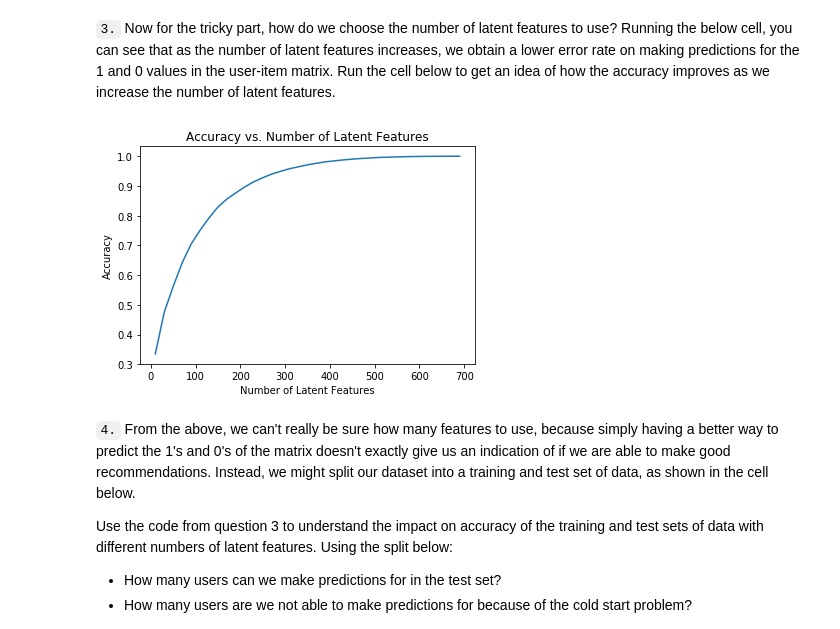
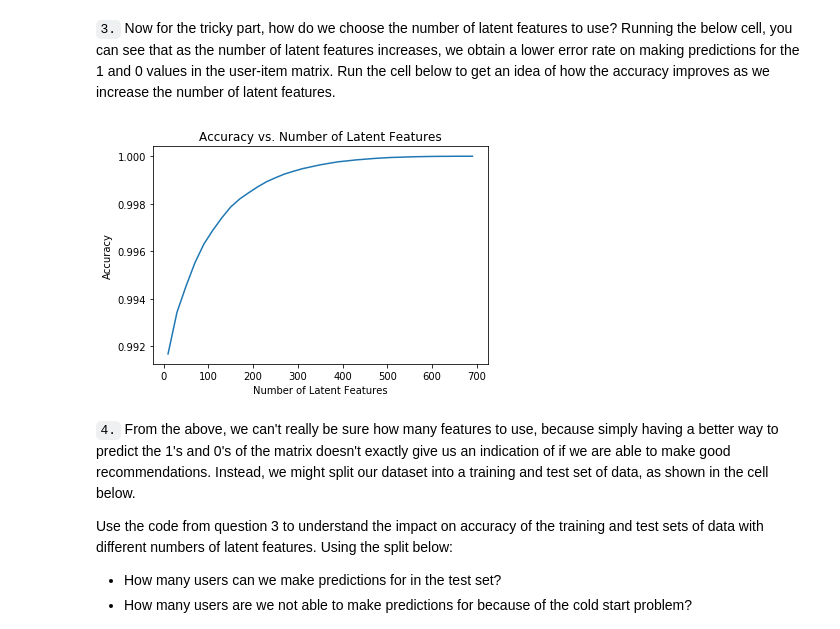
Before and after one commit to peeraponw/Recommendation_with_IBM, a Jupyter notebook: Recommendations_with_IBM.ipynb, the cells around one changed output. Drawn from its saved outputs; the diff is of its cells as text; code cells hidden in the pictures.

```diff
--- a/Recommendations_with_IBM.ipynb
+++ b/Recommendations_with_IBM.ipynb
@@ -1019,3 +1019,6 @@ u, s, vt = np.linalg.svd(user_item_matrix) # use the built in to get the three m
 u.shape, s.shape, vt.shape
 # %% [output]
 ((5149, 5149), (714,), (714, 714))
+# %%
+k = 4
+vt[:k,:].shape
@@ -1026,28 +1031,28 @@ u.shape, s.shape, vt.shape
 # %%
 num_latent_feats = np.arange(10,700+10,20)
 sum_errs = []
 
 for k in num_latent_feats:
     # restructure with k latent features
     s_new, u_new, vt_new = np.diag(s[:k]), u[:, :k], vt[:k, :]
 
     # take dot product
     user_item_est = np.around(np.dot(np.dot(u_new, s_new), vt_new))
 
     # compute error for each prediction to actual value
     diffs = np.subtract(user_item_matrix, user_item_est)
 
     # total errors and keep track of them
     err = np.sum(np.sum(np.abs(diffs)))
     sum_errs.append(err)
 
 
-plt.plot(num_latent_feats, 1 - np.array(sum_errs)/df.shape[0]);
+plt.plot(num_latent_feats, 1 - np.array(sum_errs)/(user_item_matrix.shape[0]*user_item_matrix.shape[1]));
 plt.xlabel('Number of Latent Features');
 plt.ylabel('Accuracy');
 plt.title('Accuracy vs. Number of Latent Features');
 # %% [output]
-[figure, old version]
+[figure, new version]
 # %% [markdown]
 `4.` From the above, we can't really be sure how many features to use, because simply having a better way to predict the 1's and 0's of the matrix doesn't exactly give us an indication of if we are able to make good recommendations.  Instead, we might split our dataset into a training and test set of data, as shown in the cell below.
 
```
Also changed, not shown: parts of 8 cells of this notebook, 1 other file.
